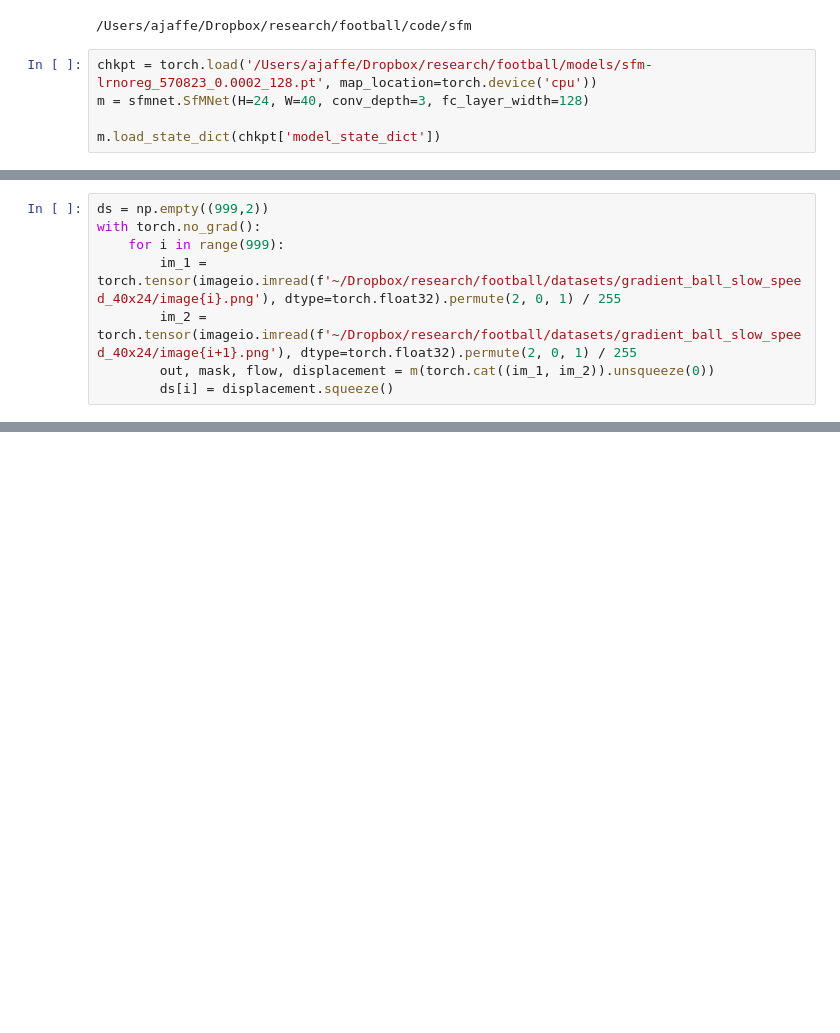
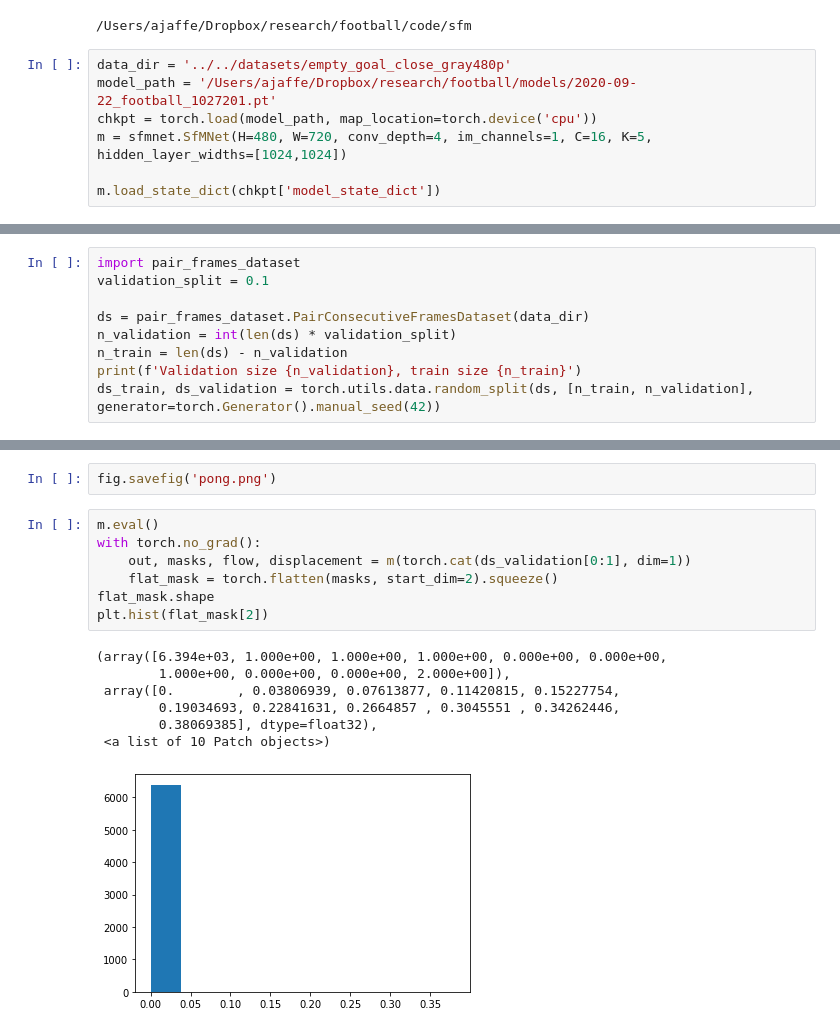
Before and after one commit to AZJaffe/football_code, a Jupyter notebook: sfm/inspect_model.ipynb, the cells around one changed output, grey strips where cells are left out. Cells and saved outputs as stored; diff of their text form; blank space fills up the shorter version.

```diff
--- a/sfm/inspect_model.ipynb
+++ b/sfm/inspect_model.ipynb
@@ -9,7 +9,9 @@ import imageio
 # %% [output]
 /Users/ajaffe/Dropbox/research/football/code/sfm
 # %%
-chkpt = torch.load('/Users/ajaffe/Dropbox/research/football/models/sfm-lrnoreg_570823_0.0002_128.pt', map_location=torch.device('cpu'))
-m = sfmnet.SfMNet(H=24, W=40, conv_depth=3, fc_layer_width=128)
+data_dir = '../../datasets/empty_goal_close_gray480p'
+model_path = '/Users/ajaffe/Dropbox/research/football/models/2020-09-22_football_1027201.pt'
+chkpt = torch.load(model_path, map_location=torch.device('cpu'))
+m = sfmnet.SfMNet(H=480, W=720, conv_depth=4, im_channels=1, C=16, K=5, hidden_layer_widths=[1024,1024])
 
 m.load_state_dict(chkpt['model_state_dict'])
@@ -29,8 +17,0 @@ ax2.hist(m.fc3.weight[1].detach().numpy())
-# %%
-ds = np.empty((999,2))
-with torch.no_grad():
-    for i in range(999):
-        im_1 = torch.tensor(imageio.imread(f'~/Dropbox/research/football/datasets/gradient_ball_slow_speed_40x24/image{i}.png'), dtype=torch.float32).permute(2, 0, 1) / 255
-        im_2 = torch.tensor(imageio.imread(f'~/Dropbox/research/football/datasets/gradient_ball_slow_speed_40x24/image{i+1}.png'), dtype=torch.float32).permute(2, 0, 1) / 255
-        out, mask, flow, displacement = m(torch.cat((im_1, im_2)).unsqueeze(0))
-        ds[i] = displacement.squeeze()
@@ -53,0 +18,9 @@ mean-y=1.2872437242869739, var-y=0.08196330017243789
+# %%
+import pair_frames_dataset
+validation_split = 0.1
+
+ds = pair_frames_dataset.PairConsecutiveFramesDataset(data_dir)
+n_validation = int(len(ds) * validation_split)
+n_train = len(ds) - n_validation
+print(f'Validation size {n_validation}, train size {n_train}')
+ds_train, ds_validation = torch.utils.data.random_split(ds, [n_train, n_validation], generator=torch.Generator().manual_seed(42))
@@ -53,0 +34,17 @@ mean-y=1.2872437242869739, var-y=0.08196330017243789
+# %%
+fig.savefig('pong.png')
+# %%
+m.eval()
+with torch.no_grad():
+    out, masks, flow, displacement = m(torch.cat(ds_validation[0:1], dim=1))
+    flat_mask = torch.flatten(masks, start_dim=2).squeeze()
+flat_mask.shape
+plt.hist(flat_mask[2])
+# %% [output]
+(array([6.394e+03, 1.000e+00, 1.000e+00, 1.000e+00, 0.000e+00, 0.000e+00,
+        1.000e+00, 0.000e+00, 0.000e+00, 2.000e+00]),
+ array([0.        , 0.03806939, 0.07613877, 0.11420815, 0.15227754,
+        0.19034693, 0.22841631, 0.2664857 , 0.3045551 , 0.34262446,
+        0.38069385], dtype=float32),
+ <a list of 10 Patch objects>)
+[figure, added]
```
Also changed, not shown: parts of 5 cells of this notebook, 2 other files.
